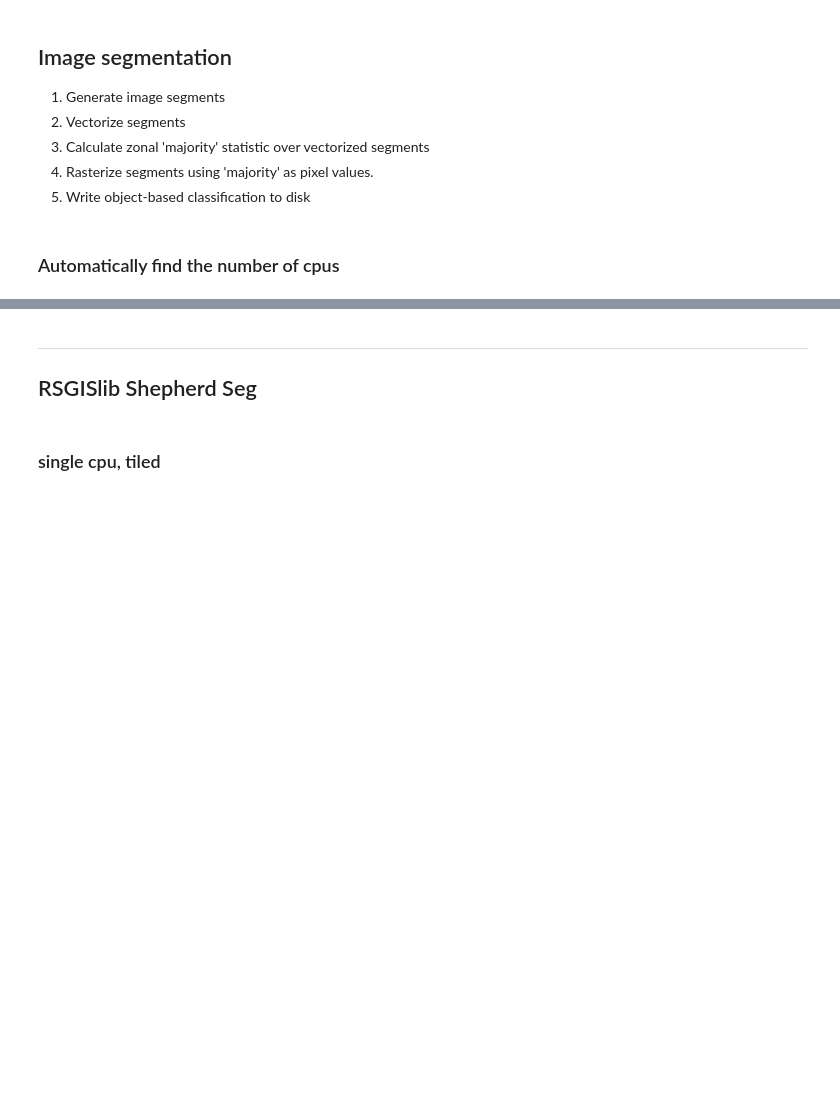
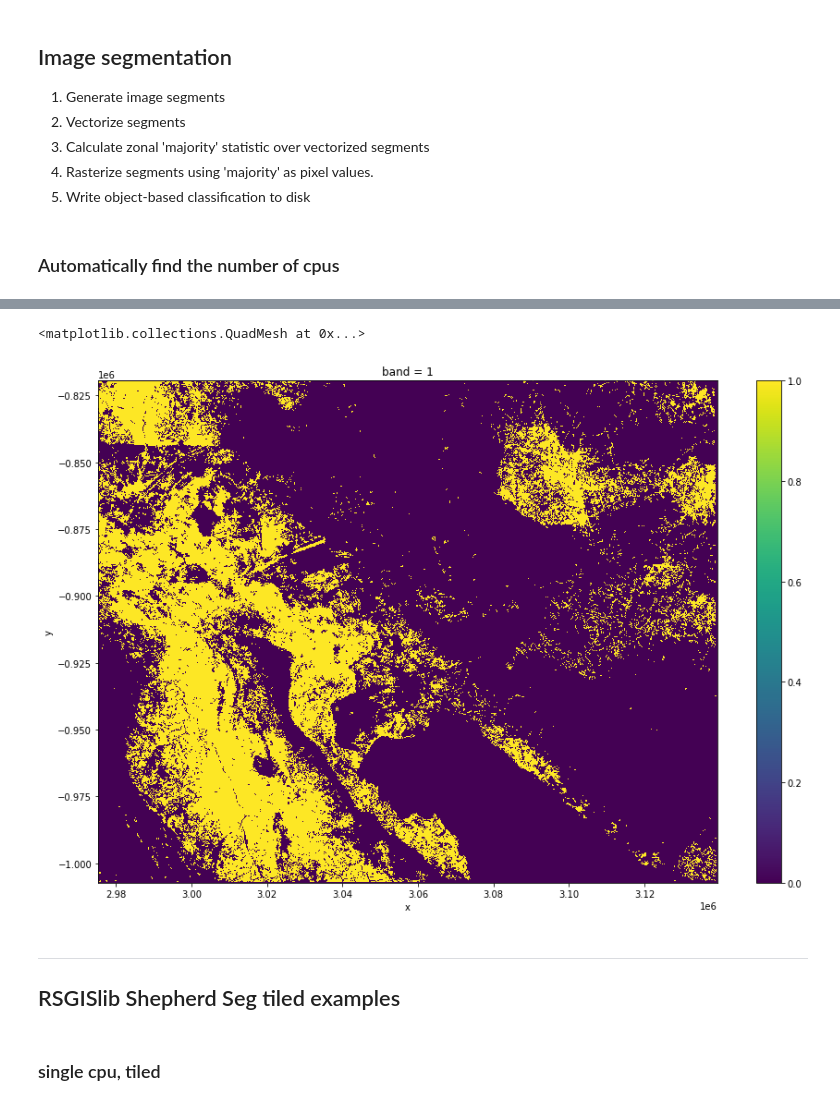
Before and after one commit to fivejjs/deafrica-sandbox-notebooks, a Jupyter notebook: crop_mask/eastern_cropmask/6_Object-based_filtering_optional.ipynb, the cells around one changed output, grey strips where cells are left out. Saved outputs shown, nothing was run; the diff lists cells and outputs as text; code cells hidden in the pictures; blank space fills up the shorter version.

Commit message:
run image seg

```diff
--- a/crop_mask/eastern_cropmask/6_Object-based_filtering_optional.ipynb
+++ b/crop_mask/eastern_cropmask/6_Object-based_filtering_optional.ipynb
@@ -166,6 +144,11 @@ predict_zs.plot(size=8)
+# %%
+xr.open_rasterio(results+ 'Eastern_tile_'+'B-19'+'_prediction_object_'+model_type+'.tif').squeeze().plot(size=10)
+# %% [output]
+<matplotlib.collections.QuadMesh at 0x...>
+[figure, added]
 # %% [markdown]
 ***
-## RSGISlib Shepherd Seg
+## RSGISlib Shepherd Seg tiled examples
 # %% [markdown]
 ### single cpu, tiled
 # %%
```
Also changed, not shown: parts of 11 cells of this notebook, 1 other file.
